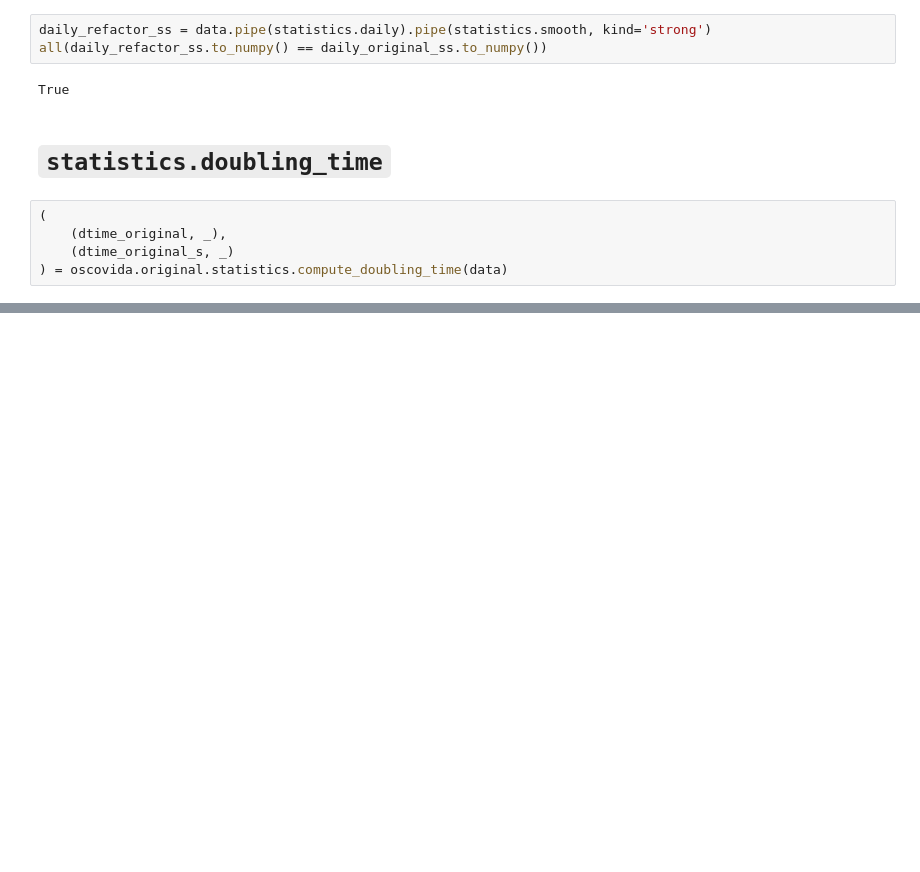
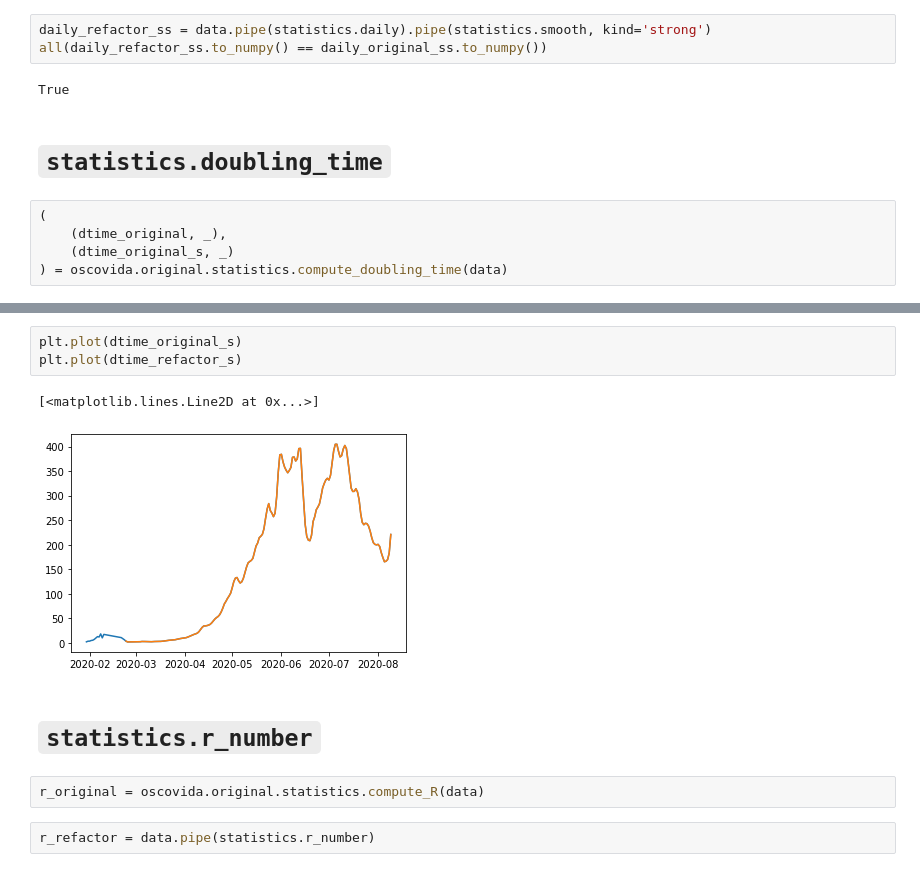
Before and after one commit to oscovida/oscovida, a Jupyter notebook: refactoring_tests.ipynb, the cells around one changed output, grey strips where cells are left out. Drawn from its saved outputs; the diff is of its cells as text; blank space fills up the shorter version.

```diff
--- a/refactoring_tests.ipynb
+++ b/refactoring_tests.ipynb
@@ -107,0 +70,12 @@ Name: confirmed, Length: 217, dtype: float64
+# %%
+plt.plot(dtime_original_s)
+plt.plot(dtime_refactor_s)
+# %% [output]
+[<matplotlib.lines.Line2D at 0x...>]
+[figure, added]
+# %% [markdown]
+# `statistics.r_number`
+# %%
+r_original = oscovida.original.statistics.compute_R(data)
+# %%
+r_refactor = data.pipe(statistics.r_number)
```
Also changed, not shown: parts of 13 cells of this notebook, 1 other file.
